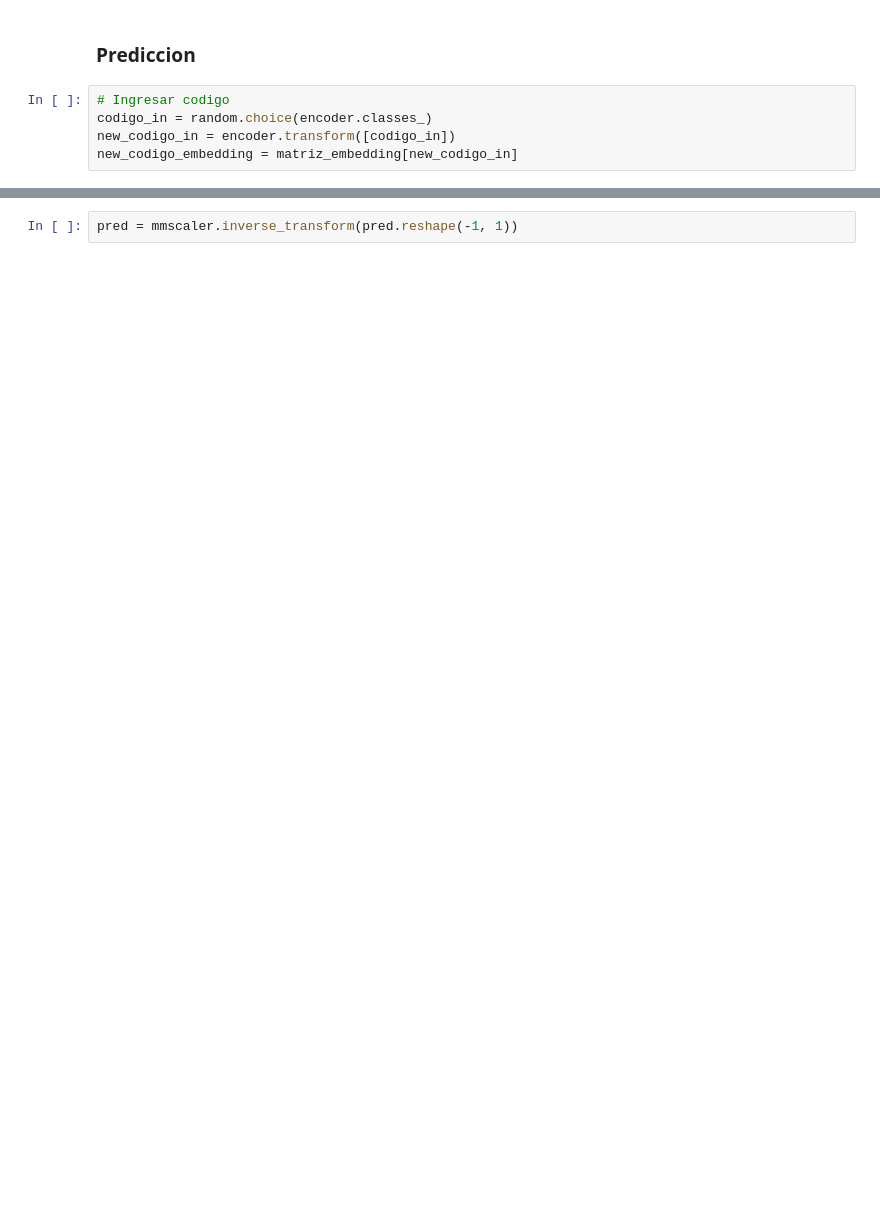
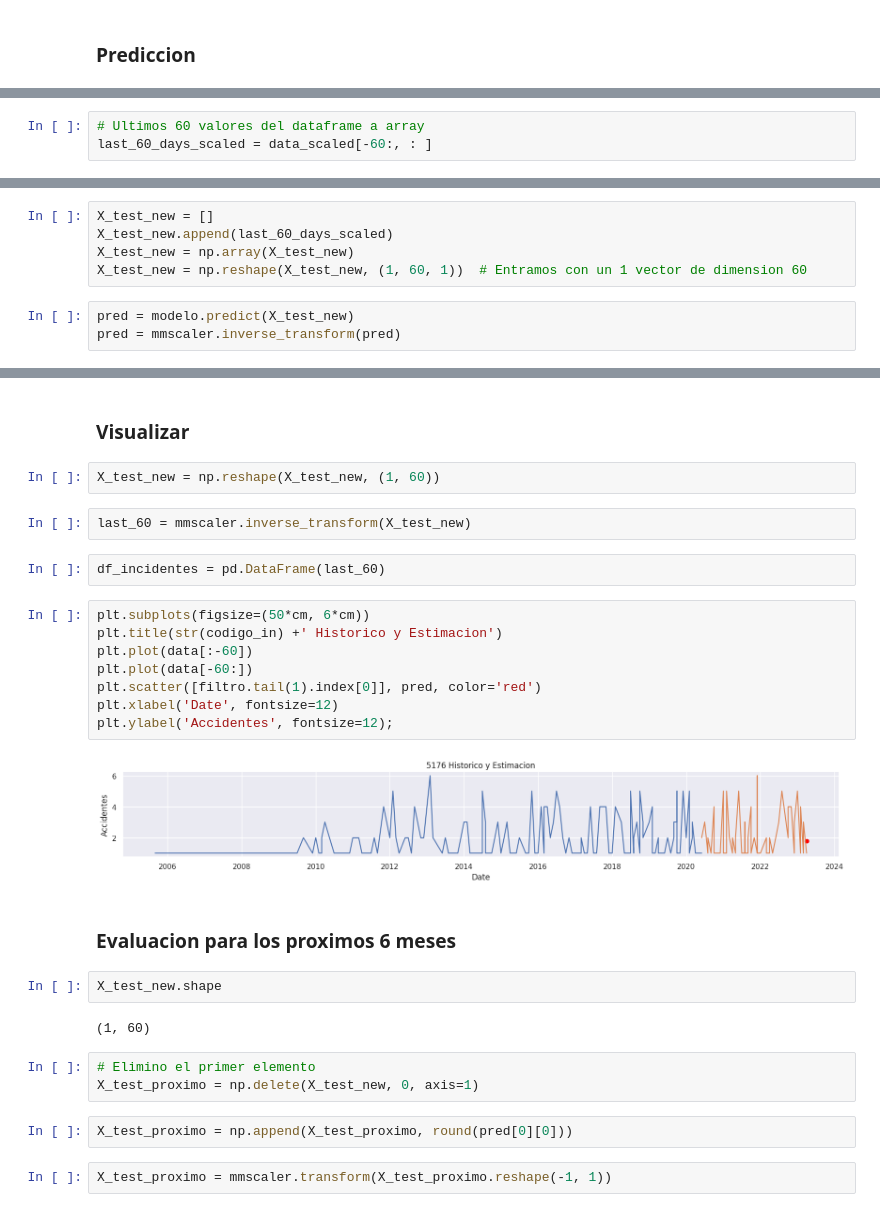
Before and after one commit to gabrielfernandorey/GGGR, a Jupyter notebook: LSTM/SRT v5.ipynb, the cells around one changed output, grey strips where cells are left out. Saved outputs shown, nothing was run; the diff lists cells and outputs as text; blank space fills up the shorter version.

```diff
--- a/LSTM/SRT v5.ipynb
+++ b/LSTM/SRT v5.ipynb
@@ -507,7 +412,2 @@ print(f'R2 score: {score_4:.5f}')
 # %% [markdown]
 ### Prediccion
-# %%
-# Ingresar codigo
-codigo_in = random.choice(encoder.classes_)
-new_codigo_in = encoder.transform([codigo_in])
-new_codigo_embedding = matriz_embedding[new_codigo_in]
@@ -523,0 +414,3 @@ pred = regr_2.predict(atributos_in)
+# %%
+# Ultimos 60 valores del dataframe a array
+last_60_days_scaled = data_scaled[-60:, : ]
@@ -523,0 +421,8 @@ pred = regr_2.predict(atributos_in)
+# %%
+X_test_new = []
+X_test_new.append(last_60_days_scaled)
+X_test_new = np.array(X_test_new)
+X_test_new = np.reshape(X_test_new, (1, 60, 1))  # Entramos con un 1 vector de dimension 60
+# %%
+pred = modelo.predict(X_test_new)
+pred = mmscaler.inverse_transform(pred)
@@ -524,2 +435,31 @@ pred = regr_2.predict(atributos_in)
+# %% [markdown]
+### Visualizar
+# %%
+X_test_new = np.reshape(X_test_new, (1, 60))
+# %%
+last_60 = mmscaler.inverse_transform(X_test_new)
+# %%
+df_incidentes = pd.DataFrame(last_60)
+# %%
+plt.subplots(figsize=(50*cm, 6*cm))
+plt.title(str(codigo_in) +' Historico y Estimacion')
+plt.plot(data[:-60])
+plt.plot(data[-60:])
+plt.scatter([filtro.tail(1).index[0]], pred, color='red')
+plt.xlabel('Date', fontsize=12)
+plt.ylabel('Accidentes', fontsize=12);
+# %% [output]
+[figure, added]
+# %% [markdown]
+### Evaluacion para los proximos 6 meses
+# %%
+X_test_new.shape
+# %% [output]
+(1, 60)
+# %%
+# Elimino el primer elemento
+X_test_proximo = np.delete(X_test_new, 0, axis=1)
+# %%
+X_test_proximo = np.append(X_test_proximo, round(pred[0][0]))
 # %%
-pred = mmscaler.inverse_transform(pred.reshape(-1, 1))
+X_test_proximo = mmscaler.transform(X_test_proximo.reshape(-1, 1))
```
Also changed, not shown: parts of 97 cells of this notebook.
